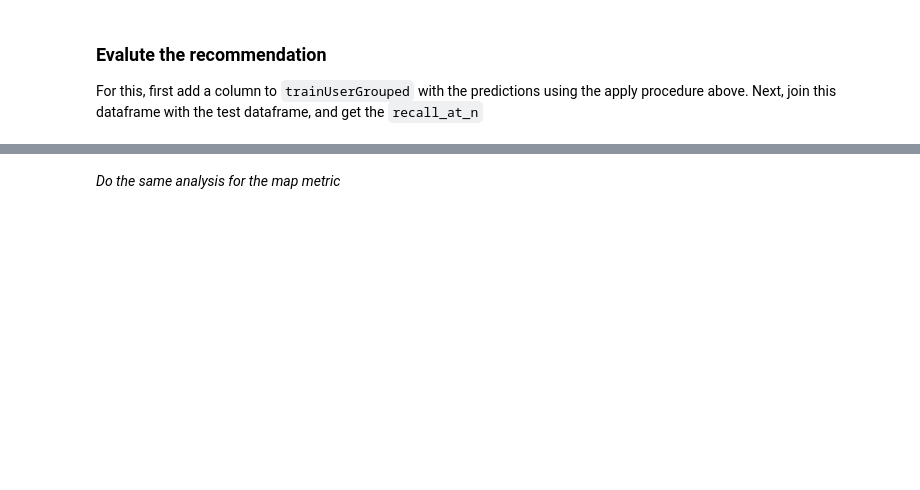
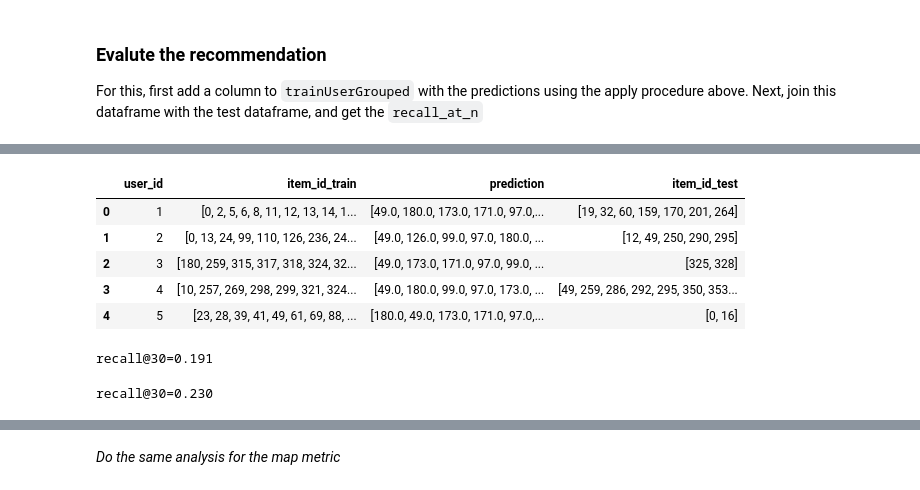
Before and after one commit to robertomanzanolopez/master-kschool, a Jupyter notebook: 15_Sistemas_de_recomendacion/RecSys_student_version.ipynb, the cells around one changed output, grey strips where cells are left out. Drawn from its saved outputs; the diff is of its cells as text; code cells hidden in the pictures; blank space fills up the shorter version.

```diff
--- a/15_Sistemas_de_recomendacion/RecSys_student_version.ipynb
+++ b/15_Sistemas_de_recomendacion/RecSys_student_version.ipynb
@@ -1138,7 +1175,12 @@ def co_occurrance_recommendation(items_id, cooccurrance, ntop=10):
 
     :return list of ntop items recommended
     """
-    return
+    list_similar_items = np.vstack([co_occurrance_similarity(id_,cooccurrance, ntop) for id_ in items_id])
+    largest_freg = pd.DataFrame(list_similar_items, columns=['id', 'freg']).groupby('id').agg(max).reset_index()
+    sorted_list = largest_freg.sort_values(by='freg', ascending=False)
+    out = sorted_list.values[:ntop, 0]
+    return out
 # %%
 # get users in train with their movies
-trainUsersGrouped = ...
+trainUsersGrouped = train[train.rating >= 4.0].groupby('user_id')['item_id'].apply(list).reset_index()
+trainUsersGrouped.head()
@@ -1165,4 +1245,4 @@ Next, join this dataframe with the test dataframe, and get the `recall_at_n`
 # %%
 topN = 30
 # add a prediction column to train
-trainUsersGrouped['prediction'] = ...
+trainUsersGrouped['prediction'] = trainUsersGrouped.item_id.apply(lambda x: co_occurrance_recommendation(x, coMatrix, topN))
@@ -1169,17 +1258,30 @@ trainUsersGrouped['prediction'] = ...
 # %%
 # Join the df with train and predictions with the test df
-joined = ...
+joined = pd.merge(trainUsersGrouped, testUsersGrouped, how='inner', on='user_id', suffixes=('_train', '_test'))
+# %%
+joined.head()
+# %% [output]
+|  | user_id | item_id_train | prediction | item_id_test |
+| 0 | 1 | [0, 2, 5, 6, 8, 11, 12, 13, 14, 1... | [49.0, 180.0, 173.0, 171.0, 97.0,... | [19, 32, 60, 159, 170, 201, 264] |
+| 1 | 2 | [0, 13, 24, 99, 110, 126, 236, 24... | [49.0, 126.0, 99.0, 97.0, 180.0, ... | [12, 49, 250, 290, 295] |
+| 2 | 3 | [180, 259, 315, 317, 318, 324, 32... | [49.0, 173.0, 171.0, 97.0, 99.0, ... | [325, 328] |
+| 3 | 4 | [10, 257, 269, 298, 299, 321, 324... | [49.0, 180.0, 99.0, 97.0, 173.0, ... | [49, 259, 286, 292, 295, 350, 353... |
+| 4 | 5 | [23, 28, 39, 41, 49, 61, 69, 88, ... | [180.0, 49.0, 173.0, 171.0, 97.0,... | [0, 16] |
 # %%
 # Uncomment the following line to see the help of method recall_at_n
 
 # recall_at_n??
 # %%
 # average recall across all users
-recall = ...
+recall = joined.apply(lambda l: recall_at_n(N=topN, test=l[3], recommended=l[2], train=l[1]), axis=1).mean()
 
 print("recall@%s=%.3f"%(topN, recall))
+# %% [output]
+recall@30=0.191
 # %%
 # average recall across all users
-recall = ...
+recall = joined.apply(lambda l: recall_at_n(N=topN, test=l[3], recommended=most_positive_rated[:,0], train=l[1]), axis=1).mean()
 
 print("recall@%s=%.3f"%(topN, recall))
+# %% [output]
+recall@30=0.230
```
Also changed, not shown: parts of 64 cells of this notebook.
